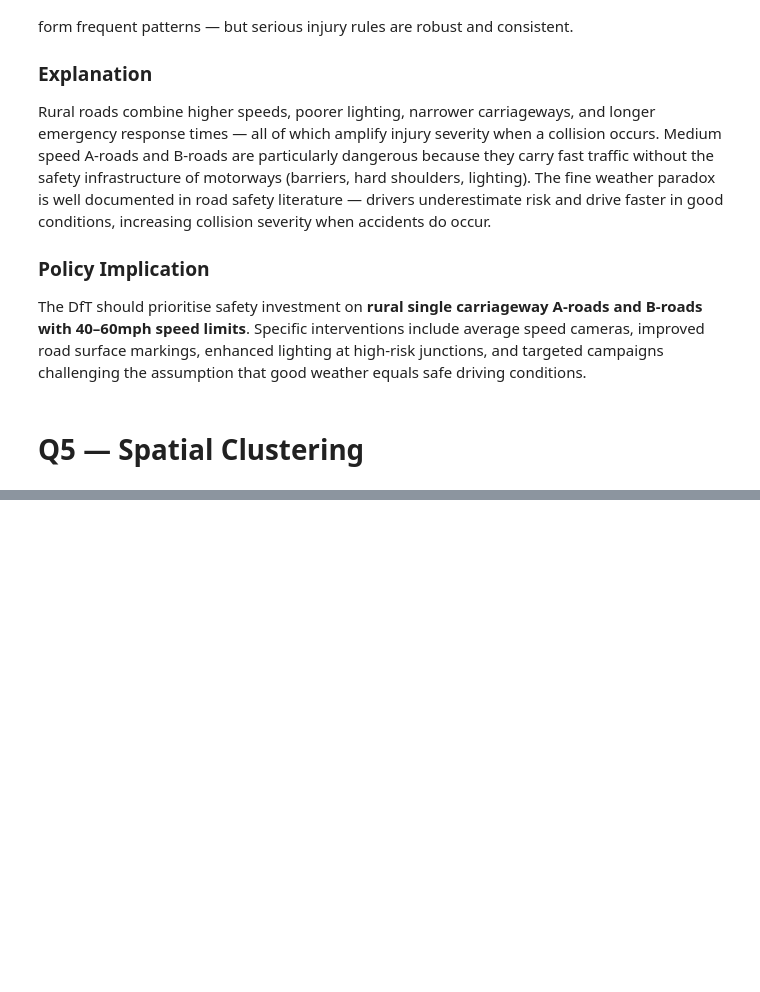
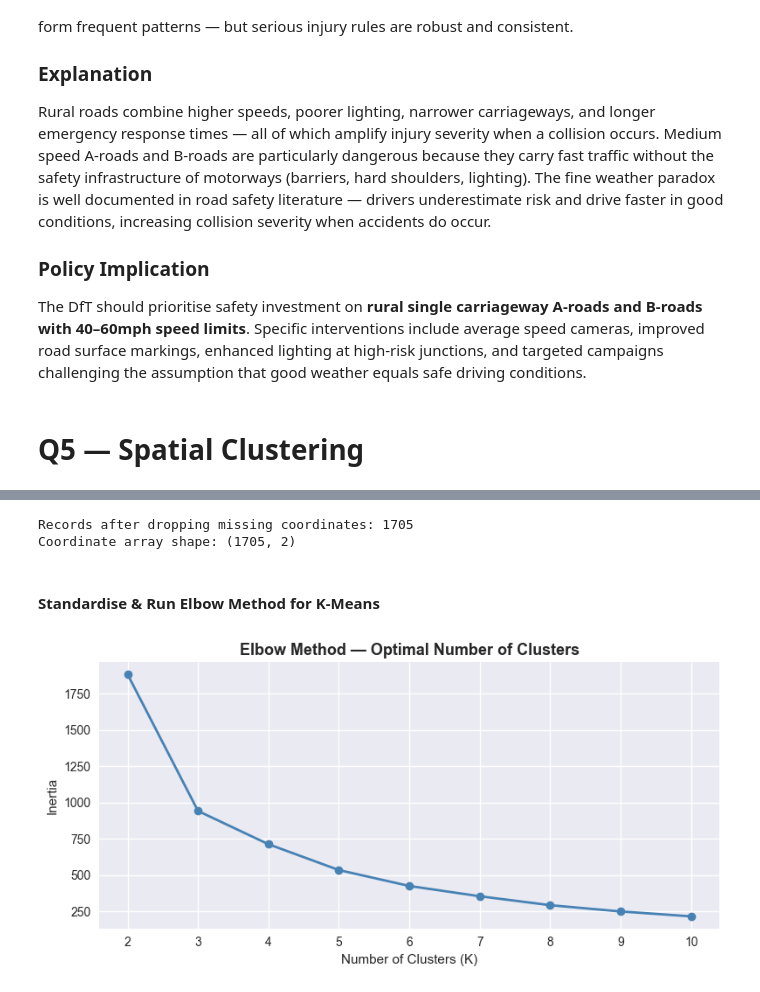
Before and after one commit to Olamilekanvic/UK-Accident, a Jupyter notebook: uk_road_safety.ipynb, the cells around one changed output, grey strips where cells are left out. Drawn from its saved outputs; the diff is of its cells as text; code cells hidden in the pictures; blank space fills up the shorter version.

Commit message:
Spatial Clustering done

```diff
--- a/uk_road_safety.ipynb
+++ b/uk_road_safety.ipynb
@@ -1068,0 +1112,41 @@ challenging the assumption that good weather equals safe driving conditions.
+# %%
+# Drop rows with missing coordinates
+humber_df = humber_df.dropna(subset=['Latitude', 'Longitude'])
+
+print("Records after dropping missing coordinates:", len(humber_df))
+
+# Extract coordinates
+coords = humber_df[['Latitude', 'Longitude']].values
+print("Coordinate array shape:", coords.shape)
+# %% [output]
+Records after dropping missing coordinates: 1705
+Coordinate array shape: (1705, 2)
+# %% [markdown]
+#### Standardise & Run Elbow Method for K-Means
+# %%
+from sklearn.cluster import KMeans
+from sklearn.preprocessing import StandardScaler
+
+# Standardise coordinates
+scaler = StandardScaler()
+coords_scaled = scaler.fit_transform(coords)
+
+# Elbow method — find optimal K
+inertia = []
+K_range = range(2, 11)
+
+for k in K_range:
+    kmeans = KMeans(n_clusters=k, random_state=42, n_init=10)
+    kmeans.fit(coords_scaled)
+    inertia.append(kmeans.inertia_)
+
+# Plot elbow curve
+fig, ax = plt.subplots(figsize=(8, 4))
+ax.plot(K_range, inertia, marker='o', linewidth=2, color='steelblue')
+ax.set_title('Elbow Method — Optimal Number of Clusters', fontsize=13, fontweight='bold')
+ax.set_xlabel('Number of Clusters (K)')
+ax.set_ylabel('Inertia')
+plt.tight_layout()
+plt.show()
+# %% [output]
+[figure, added]
```
Also changed, not shown: parts of 11 cells of this notebook.
